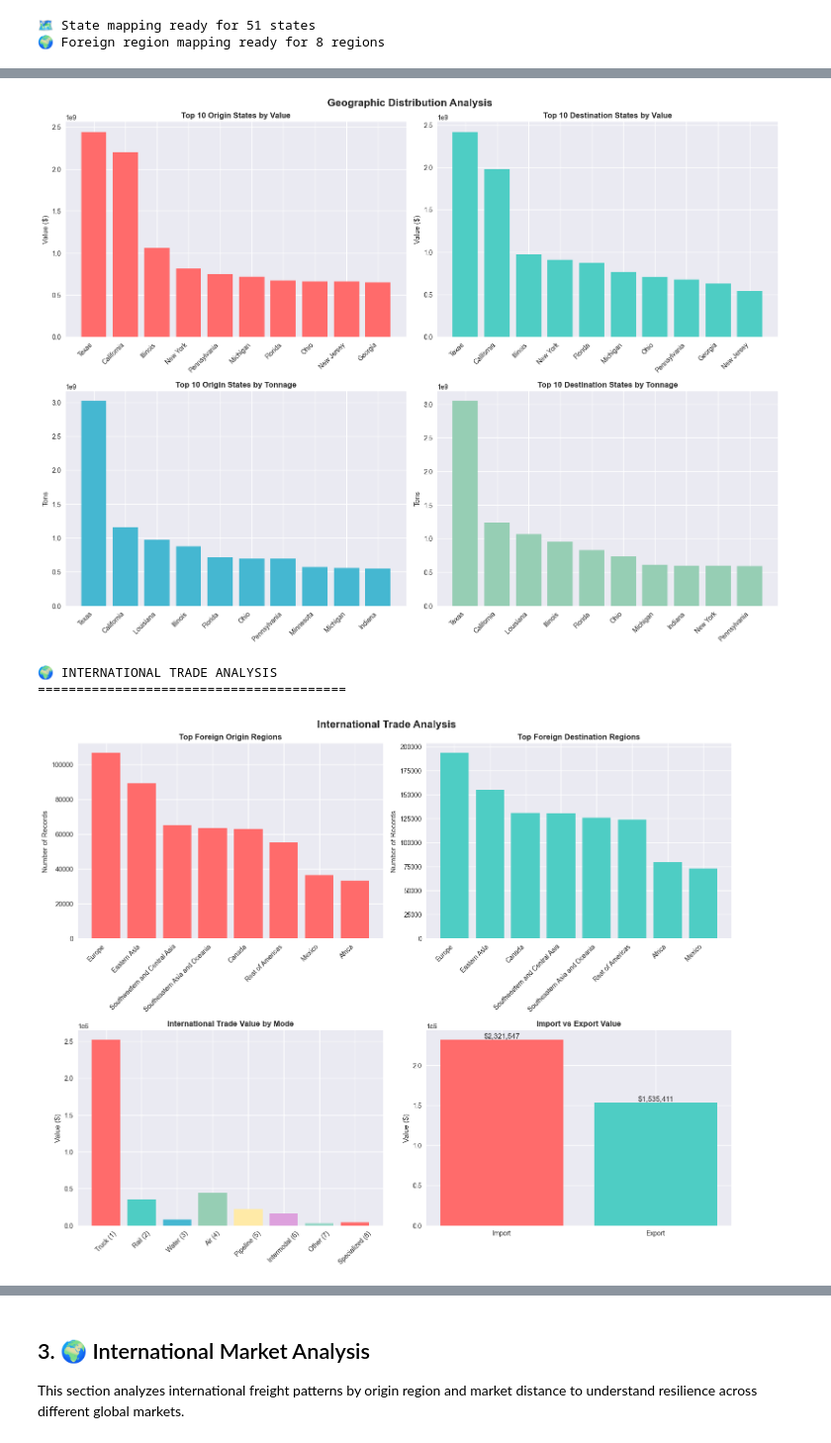
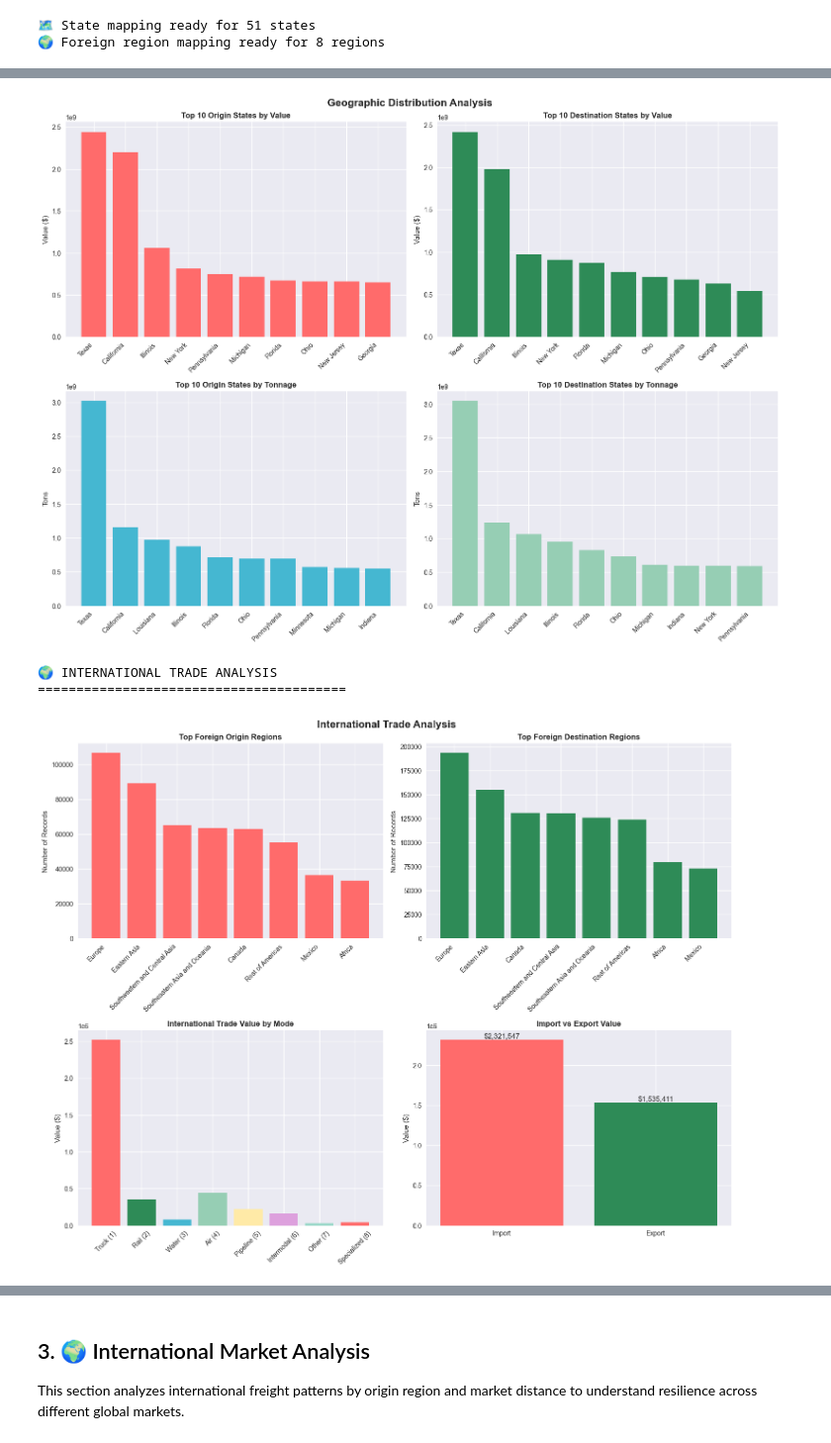
Before and after one commit to Mitchell-MC/capstone-supply-chain-analysis, a Jupyter notebook: Supply_Chain_Volatility_Intl.ipynb, the cells around one changed output, grey strips where cells are left out. Shown at 99% size. Cells and saved outputs as stored; diff of their text form; code cells hidden in the pictures.

```diff
--- a/Supply_Chain_Volatility_Intl.ipynb
+++ b/Supply_Chain_Volatility_Intl.ipynb
@@ -353,7 +353,7 @@ fig.suptitle('Transport Mode Analysis', fontsize=16, fontweight='bold')
 mode_counts = df['dms_mode'].value_counts()
 mode_mapping = {1: 'Truck', 2: 'Rail', 3: 'Water', 4: 'Air', 5: 'Pipeline', 6: 'Intermodal', 7: 'Other', 8: 'Specialized'}
 mode_labels = [f"{mode_mapping.get(i, f'Mode {i}')} ({i})" for i in mode_counts.index]  # Actual names with mode numbers
-mode_colors = ['#FF6B6B', '#4ECDC4', '#45B7D1', '#96CEB4', '#FFEAA7', '#DDA0DD', '#98D8C8']
+mode_colors = ['#FF6B6B', '#2E8B57', '#45B7D1', '#96CEB4', '#FFEAA7', '#DDA0DD', '#98D8C8']
 
 # Use only as many colors as we have modes
 mode_colors = mode_colors[:len(mode_counts)]
@@ -411,7 +411,7 @@ axes[0,0].set_xticklabels(top_origins.index, rotation=45, ha='right')
 
 # 3.2 Top destination states by value (using state names)
 top_destinations = df.groupby('dest_state_name')['value_2023_scaled'].sum().nlargest(10)
-axes[0,1].bar(range(len(top_destinations)), top_destinations.values, color='#4ECDC4')
+axes[0,1].bar(range(len(top_destinations)), top_destinations.values, color='#2E8B57')
 axes[0,1].set_title('Top 10 Destination States by Value', fontweight='bold')
 axes[0,1].set_ylabel('Value ($)')
 axes[0,1].set_xticks(range(len(top_destinations)))
@@ -467,7 +467,7 @@ else:
 
 if 'fr_dest' in international_df.columns and international_df['fr_dest'].notna().any():
     fr_dest_counts = international_df['fr_dest'].value_counts().head(8)
-    axes[0,1].bar(range(len(fr_dest_counts)), fr_dest_counts.values, color='#4ECDC4')
+    axes[0,1].bar(range(len(fr_dest_counts)), fr_dest_counts.values, color='#2E8B57')
     axes[0,1].set_title('Top Foreign Destination Regions', fontweight='bold')
     axes[0,1].set_ylabel('Number of Records')
     axes[0,1].set_xticks(range(len(fr_dest_counts)))
@@ -476,36 +476,36 @@ if 'fr_dest' in international_df.columns and international_df['fr_dest'].notna()
     axes[0,1].set_xticklabels(dest_region_labels, rotation=45, ha='right')
 else:
     axes[0,1].text(0.5, 0.5, 'No foreign destination data available',
                    ha='center', va='center', transform=axes[0,1].transAxes)
     axes[0,1].set_title('Top Foreign Destination Regions', fontweight='bold')
 
 # 4.2 International trade by mode
 intl_mode_value = international_df.groupby('dms_mode')['value_2023'].sum()
 intl_mode_labels = [f"{mode_mapping.get(i, f'Mode {i}')} ({i})" for i in intl_mode_value.index]
 intl_mode_colors = mode_colors[:len(intl_mode_value)]
 axes[1,0].bar(intl_mode_labels, intl_mode_value.values, color=intl_mode_colors)
 axes[1,0].set_title('International Trade Value by Mode', fontweight='bold')
 axes[1,0].set_ylabel('Value ($)')
 axes[1,0].tick_params(axis='x', rotation=45)
 
 # 4.3 Import vs Export comparison
 import_export_value = international_df.groupby('trade_type')['value_2023'].sum()
 ie_labels = ['Import', 'Export']
-axes[1,1].bar(ie_labels, import_export_value.values, color=['#FF6B6B', '#4ECDC4'])
+axes[1,1].bar(ie_labels, import_export_value.values, color=['#FF6B6B', '#2E8B57'])
 axes[1,1].set_title('Import vs Export Value', fontweight='bold')
 axes[1,1].set_ylabel('Value ($)')
 for i, v in enumerate(import_export_value.values):
     axes[1,1].text(i, v, f'${v:,.0f}', ha='center', va='bottom')
 
 plt.tight_layout()
 plt.show()
 # %% [output]
 🗺️ GEOGRAPHIC ANALYSIS
 ==============================
-[figure, old version]
+[figure, new version]
 🌍 INTERNATIONAL TRADE ANALYSIS
 ========================================
-[figure, old version]
+[figure, new version]
 # %%
 # ============================================================================
 # 5. TIME SERIES ANALYSIS (FIXED WITH PROPER TIMELINE)
```
Also changed, not shown: parts of 7 cells of this notebook, 2 other files.
